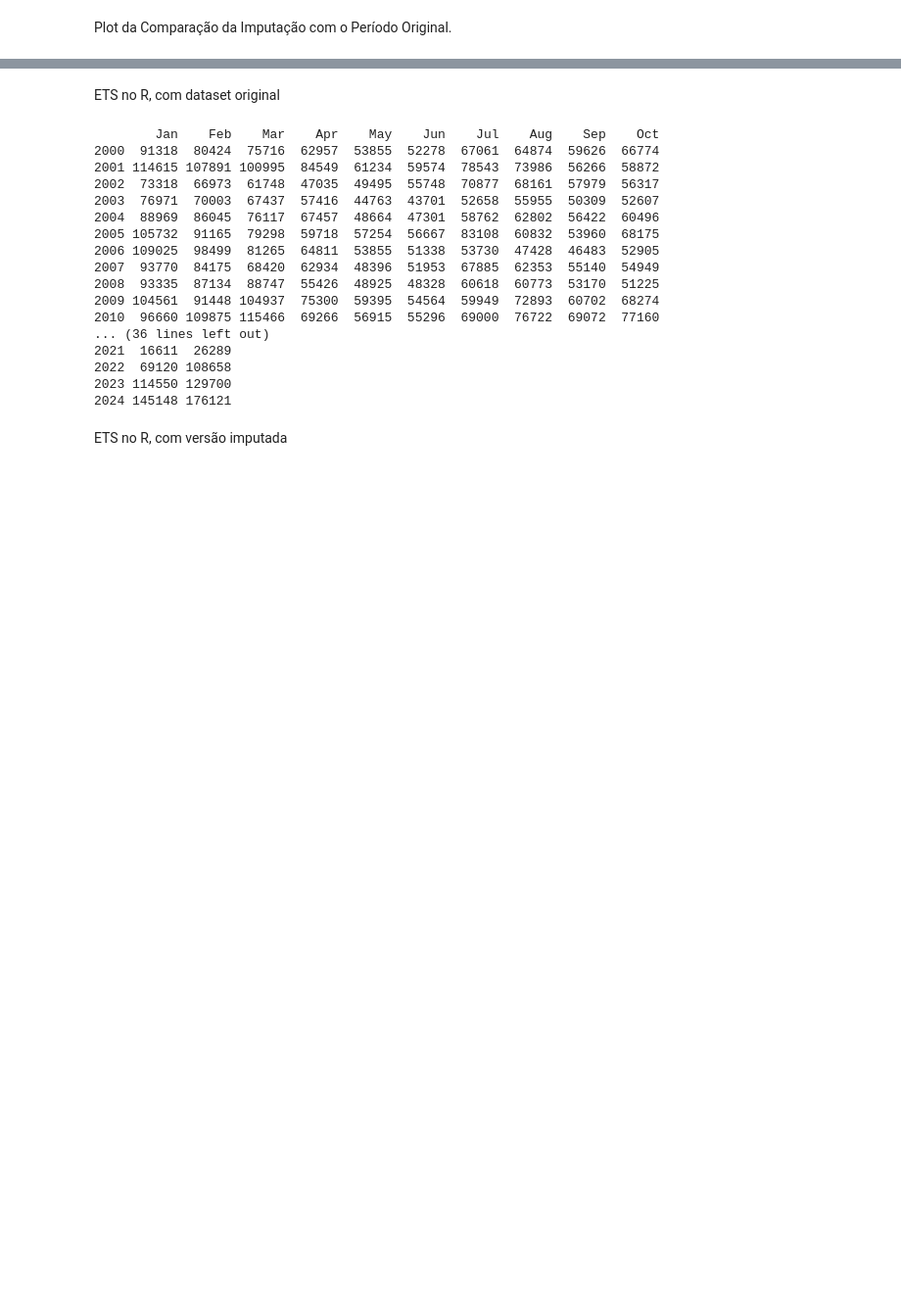
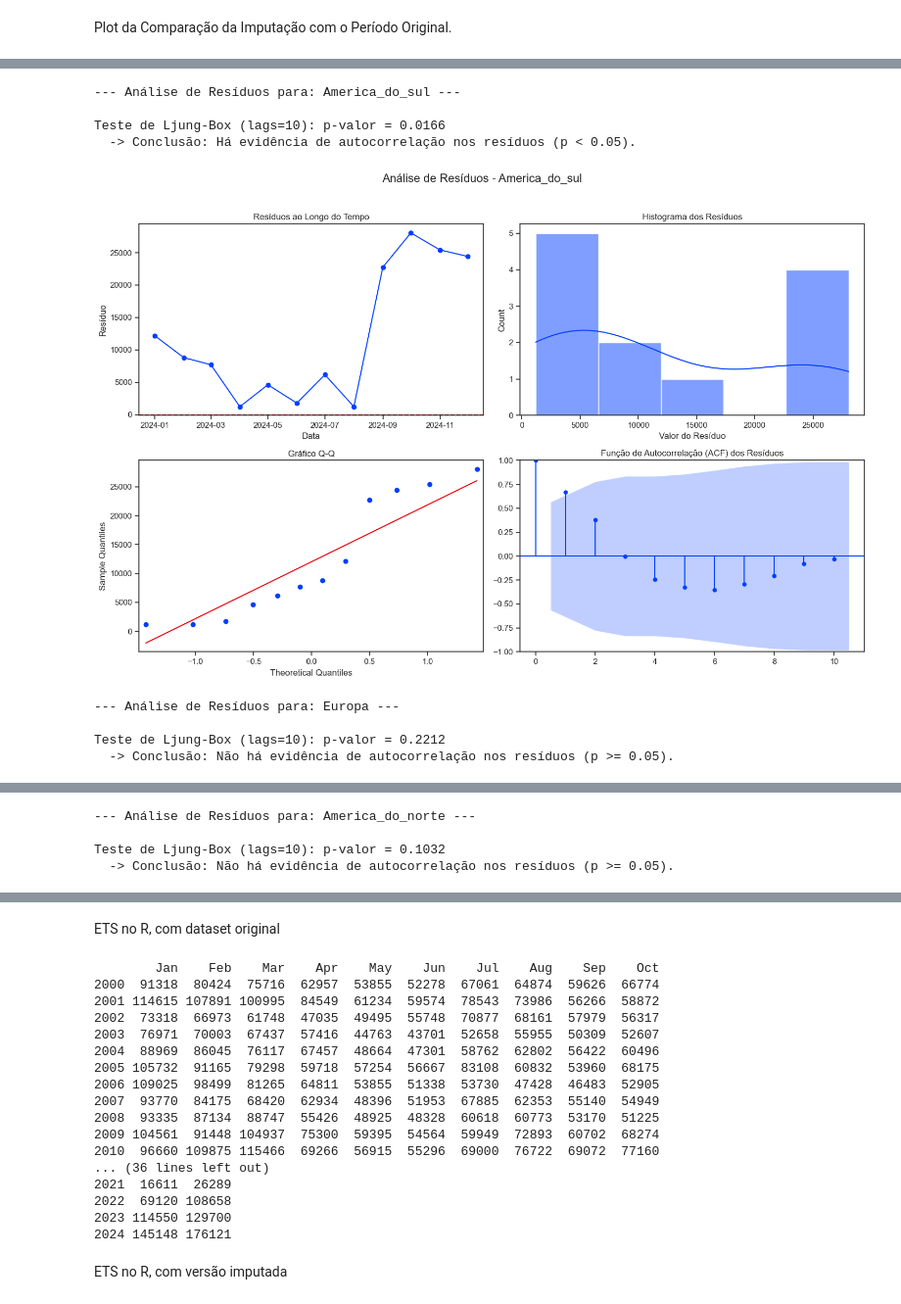
Before and after one commit to renanop/international_arrivals_time_series_forecasting, a Jupyter notebook: notebooks/modeling/STL.ipynb, the cells around one changed output, grey strips where cells are left out. Shown at 98% size. Saved outputs shown, nothing was run; the diff lists cells and outputs as text; code cells hidden in the pictures; blank space fills up the shorter version.

```diff
--- a/notebooks/modeling/STL.ipynb
+++ b/notebooks/modeling/STL.ipynb
@@ -191,0 +705,75 @@ plt.show()
+# %%
+# Itera sobre os resultados para analisar os resíduos de cada previsão
+for index, row in results_df.iterrows():
+    continent_name = row['continent']
+    forecast_data = row['forecast']  # forecast_data é um DataFrame
+
+    if forecast_data is None or 'AutoETS' not in forecast_data.columns:
+        print(f"Não há previsão para {continent_name}, pulando análise de resíduos.")
+        continue
+
+    # Extrai a série de previsão (a coluna 'AutoETS')
+    forecast_series = forecast_data['AutoETS']
+
+    # Pega a série original (não imputada) para o período de teste
+    original_series_test = series_por_continente[continent_name].loc[test_start:test_end]
+
+    # Calcula os resíduos
+    # Garante que ambos os índices estão alinhados antes da subtração
+    residuals = original_series_test - forecast_series.reindex(original_series_test.index)
+
+    print(f"--- Análise de Resíduos para: {continent_name.capitalize()} ---")
+
+    # Cria uma figura com 4 subplots (2x2)
+    fig, axes = plt.subplots(2, 2, figsize=(15, 10))
+    fig.suptitle(f'Análise de Resíduos - {continent_name.capitalize()}', fontsize=16)
+
+    # 1. Plot dos resíduos ao longo do tempo
+    axes[0, 0].plot(residuals.index, residuals.values, marker='o', linestyle='-')
+    axes[0, 0].axhline(0, color='red', linestyle='--')
+    axes[0, 0].set_title('Resíduos ao Longo do Tempo')
+    axes[0, 0].set_xlabel('Data')
+    axes[0, 0].set_ylabel('Resíduo')
+
+    # 2. Histograma dos resíduos
+    sns.histplot(residuals.dropna(), kde=True, ax=axes[0, 1])
+    axes[0, 1].set_title('Histograma dos Resíduos')
+    axes[0, 1].set_xlabel('Valor do Resíduo')
+
+    # 3. Gráfico Q-Q (Quantil-Quantil)
+    sm.qqplot(residuals.dropna(), line='s', ax=axes[1, 0])
+    axes[1, 0].set_title('Gráfico Q-Q')
+
+    # 4. Gráfico de Autocorrelação (ACF)
+    clean_residuals = residuals.dropna()
+    if len(clean_residuals) > 1:
+        sm.graphics.tsa.plot_acf(clean_residuals, ax=axes[1, 1], lags=min(10, len(clean_residuals)-1))
+    axes[1, 1].set_title('Função de Autocorrelação (ACF) dos Resíduos')
+
+    # 5. Teste de Ljung-Box para autocorrelação
+    if len(clean_residuals) > 1:
+        # O número de lags deve ser menor que o número de observações
+        lags = min(10, len(clean_residuals) - 1)
+        if lags > 0:
+            # Acessa o p-valor corretamente a partir do DataFrame retornado
+            ljung_box_result = sm.stats.acorr_ljungbox(clean_residuals, lags=[lags], return_df=True)
+            lb_pvalue = ljung_box_result.iloc[0]['lb_pvalue']
+
+            print(f"\nTeste de Ljung-Box (lags={lags}): p-valor = {lb_pvalue:.4f}")
+            if lb_pvalue < 0.05:
+                print("  -> Conclusão: Há evidência de autocorrelação nos resíduos (p < 0.05).")
+            else:
+                print("  -> Conclusão: Não há evidência de autocorrelação nos resíduos (p >= 0.05).")
+
+    plt.tight_layout(rect=[0, 0, 1, 0.96])
+    plt.show()
+# %% [output]
+--- Análise de Resíduos para: America_do_sul ---
+
+Teste de Ljung-Box (lags=10): p-valor = 0.0166
+  -> Conclusão: Há evidência de autocorrelação nos resíduos (p < 0.05).
+[figure, added]
+--- Análise de Resíduos para: Europa ---
+
+Teste de Ljung-Box (lags=10): p-valor = 0.2212
+  -> Conclusão: Não há evidência de autocorrelação nos resíduos (p >= 0.05).
@@ -191,0 +781,4 @@ plt.show()
+--- Análise de Resíduos para: America_do_norte ---
+
+Teste de Ljung-Box (lags=10): p-valor = 0.1032
+  -> Conclusão: Não há evidência de autocorrelação nos resíduos (p >= 0.05).
```
Also changed, not shown: parts of 24 cells of this notebook.
